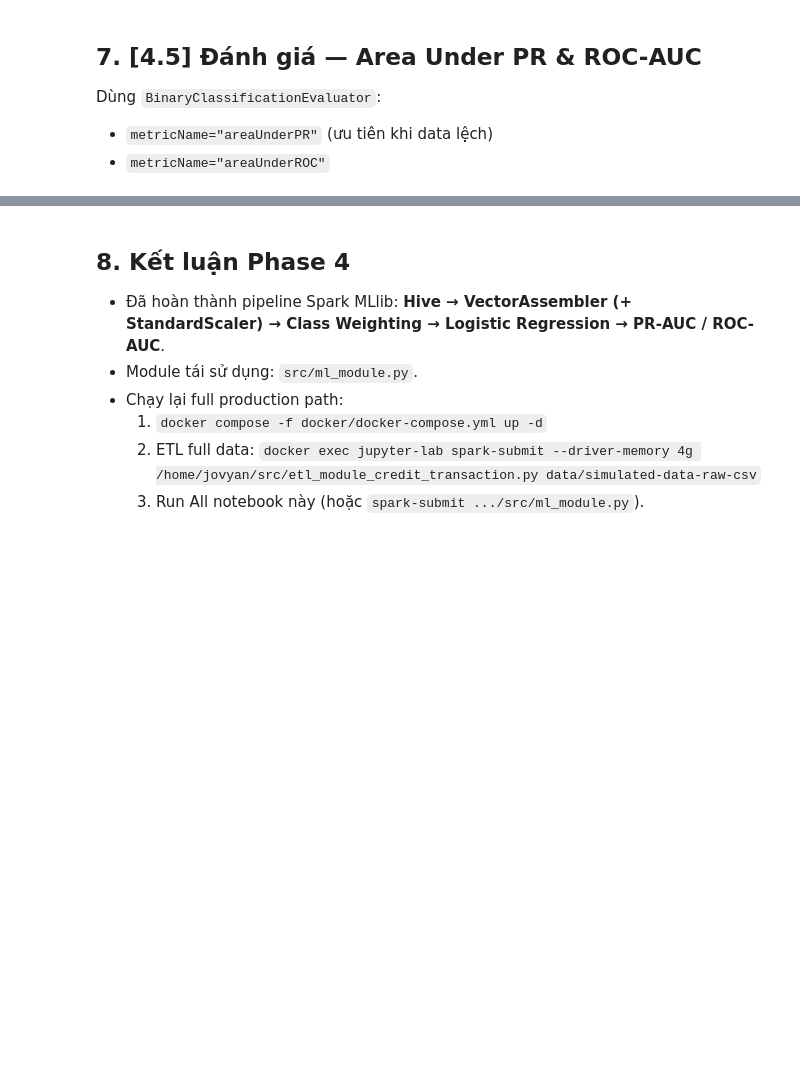
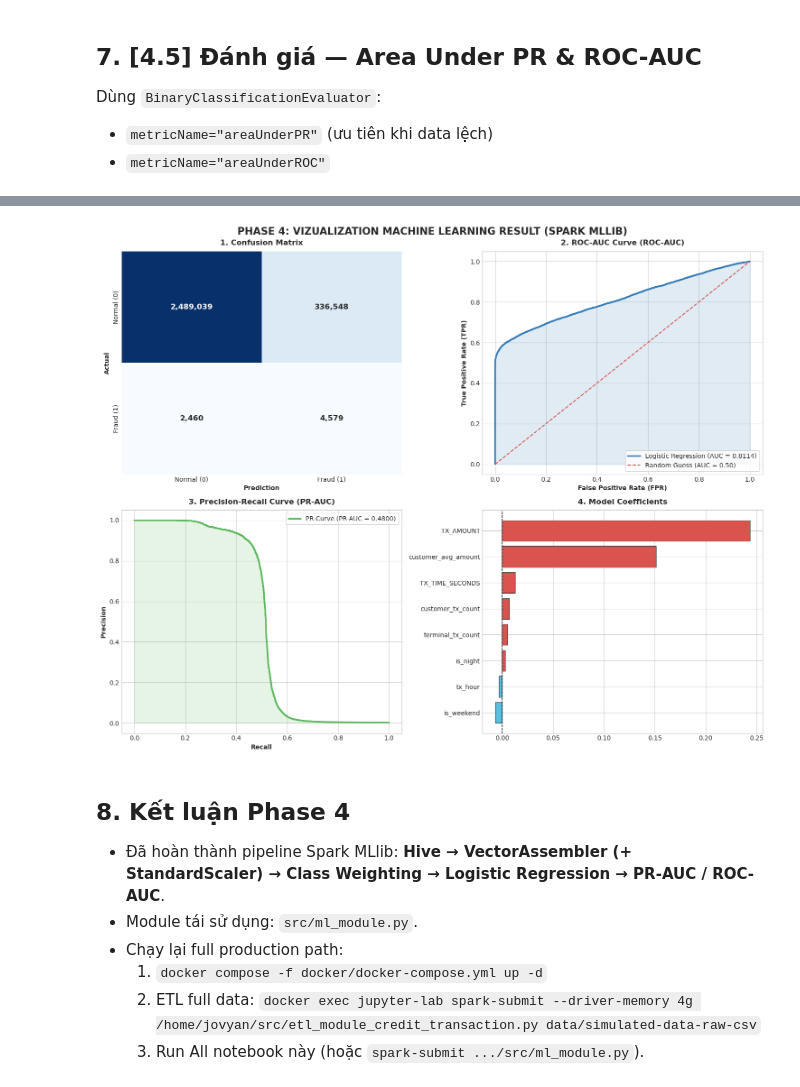
Before and after one commit to thanhnhat31/big-data.group-3.msa29hcm, a Jupyter notebook: notebooks/03_Machine_Learning.ipynb, the cells around one changed output, grey strips where cells are left out. Cells and saved outputs as stored; diff of their text form; code cells hidden in the pictures; blank space fills up the shorter version.

Commit message:
Add visualization chart

```diff
--- a/notebooks/03_Machine_Learning.ipynb
+++ b/notebooks/03_Machine_Learning.ipynb
@@ -238,3 +240,85 @@ Accuracy intentionally omitted (severe class imbalance).
+# %%
+import numpy as np
+import pandas as pd
+import matplotlib.pyplot as plt
+import seaborn as sns
+from sklearn.metrics import confusion_matrix, roc_curve, precision_recall_curve
+
+# Thiết lập style đồ họa
+plt.style.use('seaborn-v0_8-whitegrid' if 'seaborn-v0_8-whitegrid' in plt.style.available else 'default')
+plt.rcParams['font.sans-serif'] = 'DejaVu Sans'
+
+# Lấy nhãn thực tế và xác suất dự đoán từ PySpark DataFrame sang Pandas/Numpy
+pdf_preds = predictions.select(LABEL_COL, "prediction", "probability").toPandas()
+
+y_true = pdf_preds[LABEL_COL].values
+y_pred = pdf_preds["prediction"].values
+# Cột xác suất của nhãn 1 (Gian lận)
+y_prob = np.array([p[1] for p in pdf_preds["probability"].values])
+
+# Khởi tạo khung hình chứa 4 biểu đồ
+fig, axes = plt.subplots(2, 2, figsize=(15, 12))
+fig.suptitle("PHASE 4: VIZUALIZATION MACHINE LEARNING RESULT (SPARK MLLIB)", fontsize=16, fontweight='bold', y=0.98)
+
+# ----------------------------------------------------
+# Biểu đồ 1: Confusion Matrix Heatmap
+# ----------------------------------------------------
+cm = confusion_matrix(y_true, y_pred)
+cm_labels = ['Normal (0)', 'Fraud (1)']
+sns.heatmap(cm, annot=True, fmt=',d', cmap='Blues', ax=axes[0, 0],
+            xticklabels=cm_labels, yticklabels=cm_labels, cbar=False, annot_kws={"size": 12, "weight": "bold"})
+axes[0, 0].set_title('1. Confusion Matrix', fontsize=12, fontweight='bold', pad=10)
+axes[0, 0].set_xlabel('Prediction', fontsize=10, fontweight='bold')
+axes[0, 0].set_ylabel('Actual', fontsize=10, fontweight='bold')
+
+# ----------------------------------------------------
+# Biểu đồ 2: ROC Curve (Receiver Operating Characteristic)
+# ----------------------------------------------------
+fpr, tpr, _ = roc_curve(y_true, y_prob)
+roc_auc = metrics_check['areaUnderROC']
+
+axes[0, 1].plot(fpr, tpr, color='#337ab7', lw=2.5, label=f'Logistic Regression (AUC = {roc_auc:.4f})')
+axes[0, 1].plot([0, 1], [0, 1], color='#d9534f', linestyle='--', lw=1.5, label='Random Guess (AUC = 0.50)')
+axes[0, 1].fill_between(fpr, tpr, alpha=0.15, color='#337ab7')
+axes[0, 1].set_title('2. ROC-AUC Curve (ROC-AUC)', fontsize=12, fontweight='bold', pad=10)
+axes[0, 1].set_xlabel('False Positive Rate (FPR)', fontsize=10, fontweight='bold')
+axes[0, 1].set_ylabel('True Positive Rate (TPR)', fontsize=10, fontweight='bold')
+axes[0, 1].legend(loc='lower right', frameon=True)
+
+# ----------------------------------------------------
+# Biểu đồ 3: Precision-Recall Curve
+# ----------------------------------------------------
+precision, recall, _ = precision_recall_curve(y_true, y_prob)
+pr_auc = metrics_check['areaUnderPR']
+
+axes[1, 0].plot(recall, precision, color='#5cb85c', lw=2.5, label=f'PR-Curve (PR-AUC = {pr_auc:.4f})')
+axes[1, 0].fill_between(recall, precision, alpha=0.15, color='#5cb85c')
+axes[1, 0].set_title('3. Precision-Recall Curve (PR-AUC)', fontsize=12, fontweight='bold', pad=10)
+axes[1, 0].set_xlabel('Recall', fontsize=10, fontweight='bold')
+axes[1, 0].set_ylabel('Precision', fontsize=10, fontweight='bold')
+axes[1, 0].legend(loc='upper right', frameon=True)
+
+# ----------------------------------------------------
+# Biểu đồ 4: Feature Importance (Logistic Regression Coefficients)
+# ----------------------------------------------------
+lr_model = model.stages[-1] # Lấy stage LogisticRegression trong Pipeline
+coefficients = lr_model.coefficients.toArray()
+
+df_coef = pd.DataFrame({
+    'Feature': FEATURE_COLS,
+    'Coefficient': coefficients
+}).sort_values(by='Coefficient', ascending=True)
+
+colors = ['#d9534f' if c > 0 else '#5bc0de' for c in df_coef['Coefficient']]
+bars = axes[1, 1].barh(df_coef['Feature'], df_coef['Coefficient'], color=colors, edgecolor='#333333', linewidth=0.8)
+axes[1, 1].axvline(0, color='black', linestyle='--', linewidth=1)
+axes[1, 1].set_title('4. Model Coefficients', fontsize=12, fontweight='bold', pad=10)
+
+
+plt.tight_layout()
+plt.show()
+# %% [output]
+[figure, added]
 # %% [markdown]
 ## 8. Kết luận Phase 4
 - Đã hoàn thành pipeline Spark MLlib: **Hive → VectorAssembler (+ StandardScaler) → Class Weighting → Logistic Regression → PR-AUC / ROC-AUC**.
```
Also changed, not shown: parts of 6 cells of this notebook.
